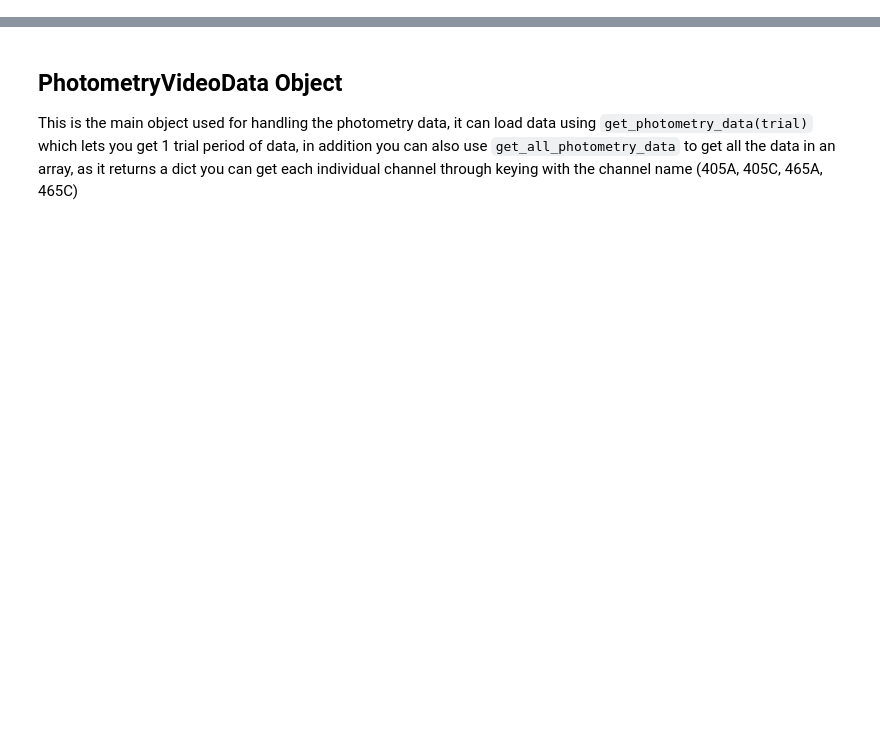
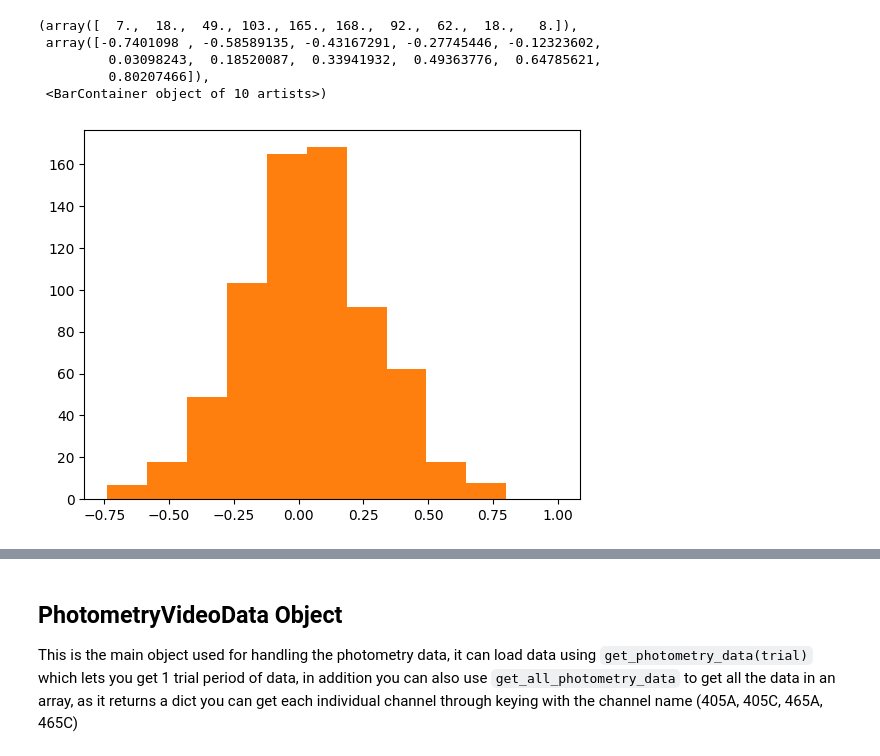
Before and after one commit to Tsuchijo/Social-Interaction-Analysis-, a Jupyter notebook: src/test_trials.ipynb, the cells around one changed output, grey strips where cells are left out. Drawn from its saved outputs; the diff is of its cells as text; code cells hidden in the pictures; blank space fills up the shorter version.

```diff
--- a/src/test_trials.ipynb
+++ b/src/test_trials.ipynb
@@ -11,0 +71,51 @@ test_experiment = pts.PhotometryVideoData(data_files['path'][1], trim_start=12)
+# %%
+successful_trials = []
+failed_trials = []
+for i in range(690):
+    photometry = photo_data.get_photometry_data(i)
+    trial = photo_data.get_trial_data(i)
+    ## We have to find the names of the indexes for the break times manually
+    break_time_one = float(trial['M5_L_beambreak_time in s'])
+    break_time_two = float(trial['M6_R_beambreak_time in s'])
+    ## If both break times are NaN, then the trial was not successful
+    trial_successful = (~(np.isnan(float(break_time_one)) and np.isnan(float(break_time_two))))
+    trial_successful = True
+    if trial_successful:
+        successful_trials.append(photometry)
+    else:
+        failed_trials.append(photometry)
+# %%
+def dff_zscore(trace, baseline):
+    mean_trace = np.mean(trace)
+    mean_baseline = np.mean(baseline)
+    corrected_signal = trace / mean_trace - baseline / mean_baseline
+    return (corrected_signal - np.mean(corrected_signal, axis=0)) / np.std(corrected_signal)
+# %%
+from scipy.stats import pearsonr
+## plot all the successful trials
+correlations_success = []
+correlations_fail = []
+sucessful_zscores_A = []
+sucessful_zscores_C = []
+for trial in successful_trials:
+    z_score_A = (dff_zscore(trial['465A'], trial['405A']))
+    z_score_C = (dff_zscore(trial['465C'], trial['405C']))
+    sucessful_zscores_A.extend(z_score_A)
+    sucessful_zscores_C.extend(z_score_C)
+    correlation = pearsonr(z_score_A, z_score_C)[0]
+    correlations_success.append(correlation)
+for trial in failed_trials:
+    z_score_A = (dff_zscore(trial['465A'], trial['405A']))
+    z_score_C = (dff_zscore(trial['465C'], trial['405C']))
+    correlation = pearsonr(z_score_A, z_score_C)[0]
+    correlations_fail.append(correlation)
+## Plot a histogram of the correlations
+plt.hist(correlations_fail, alpha=0.5)
+plt.hist(correlations_success, alpha=1)
+# %% [output]
+(array([  7.,  18.,  49., 103., 165., 168.,  92.,  62.,  18.,   8.]),
+ array([-0.7401098 , -0.58589135, -0.43167291, -0.27745446, -0.12323602,
+         0.03098243,  0.18520087,  0.33941932,  0.49363776,  0.64785621,
+         0.80207466]),
+ <BarContainer object of 10 artists>)
+[figure, added]
```
Also changed, not shown: parts of 12 cells of this notebook, 2 other files.
